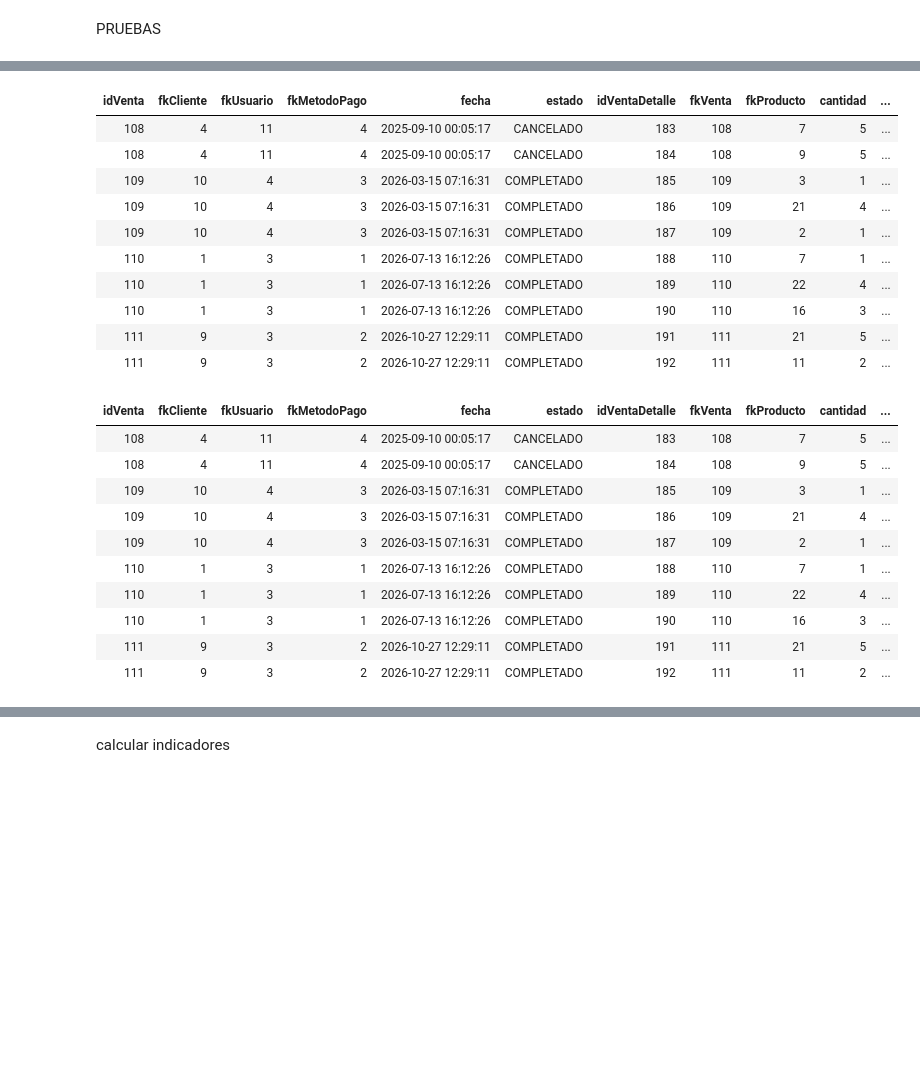
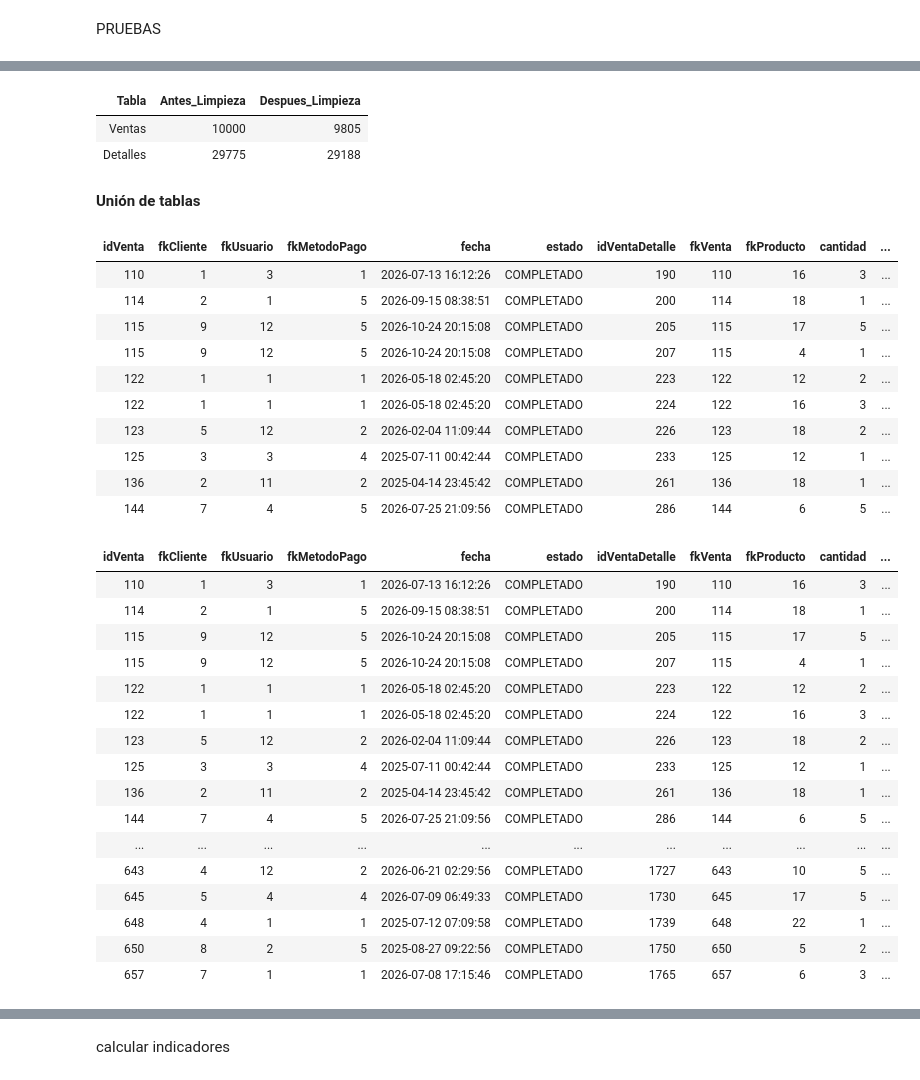
Before and after one commit to esmeraldalaupa/Proyecto_BI_BigData_Libreria, a Jupyter notebook: bigdata/Pruebas_Spark_Libreria.ipynb, the cells around one changed output, grey strips where cells are left out. Saved outputs shown, nothing was run; the diff lists cells and outputs as text; code cells hidden in the pictures; blank space fills up the shorter version.

```diff
--- a/bigdata/Pruebas_Spark_Libreria.ipynb
+++ b/bigdata/Pruebas_Spark_Libreria.ipynb
@@ -243,0 +257,4 @@ display(
+# %%
+#carga de dataframes
+ventas_dup = spark.read.parquet(f"{BASE_PATH}/BD01/venta_sintetica.parquet")
+detalles_dup = spark.read.parquet(f"{BASE_PATH}/BD01/ventaDetalle_sintetico.parquet")
@@ -244,13 +320,36 @@ display(
+# %%
+# Aplicar limpieza
+ventas_limpias = ventas_dup.dropDuplicates()
+detalles_limpios = detalles_dup.dropDuplicates()
+
+# Comparar registros
+comparacion = [
+    ("Ventas", ventas_dup.count(), ventas_limpias.count()),
+    ("Detalles", detalles_dup.count(), detalles_limpios.count())
+]
+
+df_comparacion = spark.createDataFrame(
+    comparacion,
+    ["Tabla", "Antes_Limpieza", "Despues_Limpieza"]
+)
+
+display(df_comparacion)
+# %% [output]
+| Tabla | Antes_Limpieza | Despues_Limpieza |
+| Ventas | 10000 | 9805 |
+| Detalles | 29775 | 29188 |
+# %% [markdown]
+**Unión de tablas**
 # %%
 ## Unión de ventas y detalles
 #Realiza una unión entre los DataFrames de ventas y detalles utilizando el identificador de venta.
 #Propósito: integrar la información de las ventas con sus respectivos productos y detalles para realizar el análisis comercial.
 
 df_unificado = (
-    df_ventas.alias("v")
+    ventas_limpias.alias("v")
     .join(
-        df_detalles.alias("d"),
-        df_ventas.idVenta == df_detalles.fkVenta,
+        detalles_limpios.alias("d"),
+        col("v.idVenta") == col("d.fkVenta"),
         "inner"
     )
 )
@@ -258,48 +357,54 @@ df_unificado = (
 display(df_unificado.limit(10))
 # %% [output]
 | idVenta | fkCliente | fkUsuario | fkMetodoPago | fecha | estado | idVentaDetalle | fkVenta | fkProducto | cantidad | ... |
-| 108 | 4 | 11 | 4 | 2025-09-10 00:05:17 | CANCELADO | 183 | 108 | 7 | 5 | ... |
-| 108 | 4 | 11 | 4 | 2025-09-10 00:05:17 | CANCELADO | 184 | 108 | 9 | 5 | ... |
-| 109 | 10 | 4 | 3 | 2026-03-15 07:16:31 | COMPLETADO | 185 | 109 | 3 | 1 | ... |
-| 109 | 10 | 4 | 3 | 2026-03-15 07:16:31 | COMPLETADO | 186 | 109 | 21 | 4 | ... |
-| 109 | 10 | 4 | 3 | 2026-03-15 07:16:31 | COMPLETADO | 187 | 109 | 2 | 1 | ... |
-| 110 | 1 | 3 | 1 | 2026-07-13 16:12:26 | COMPLETADO | 188 | 110 | 7 | 1 | ... |
-| 110 | 1 | 3 | 1 | 2026-07-13 16:12:26 | COMPLETADO | 189 | 110 | 22 | 4 | ... |
 | 110 | 1 | 3 | 1 | 2026-07-13 16:12:26 | COMPLETADO | 190 | 110 | 16 | 3 | ... |
-| 111 | 9 | 3 | 2 | 2026-10-27 12:29:11 | COMPLETADO | 191 | 111 | 21 | 5 | ... |
-| 111 | 9 | 3 | 2 | 2026-10-27 12:29:11 | COMPLETADO | 192 | 111 | 11 | 2 | ... |
+| 114 | 2 | 1 | 5 | 2026-09-15 08:38:51 | COMPLETADO | 200 | 114 | 18 | 1 | ... |
+| 115 | 9 | 12 | 5 | 2026-10-24 20:15:08 | COMPLETADO | 205 | 115 | 17 | 5 | ... |
+| 115 | 9 | 12 | 5 | 2026-10-24 20:15:08 | COMPLETADO | 207 | 115 | 4 | 1 | ... |
+| 122 | 1 | 1 | 1 | 2026-05-18 02:45:20 | COMPLETADO | 223 | 122 | 12 | 2 | ... |
+| 122 | 1 | 1 | 1 | 2026-05-18 02:45:20 | COMPLETADO | 224 | 122 | 16 | 3 | ... |
+| 123 | 5 | 12 | 2 | 2026-02-04 11:09:44 | COMPLETADO | 226 | 123 | 18 | 2 | ... |
+| 125 | 3 | 3 | 4 | 2025-07-11 00:42:44 | COMPLETADO | 233 | 125 | 12 | 1 | ... |
+| 136 | 2 | 11 | 2 | 2025-04-14 23:45:42 | COMPLETADO | 261 | 136 | 18 | 1 | ... |
+| 144 | 7 | 4 | 5 | 2026-07-25 21:09:56 | COMPLETADO | 286 | 144 | 6 | 5 | ... |
 # %%
 ##Transformación y cálculo de indicadores
 #Calcula tres nuevos campos mediante operaciones aritméticas sobre las columnas existentes.
 #Propósito: obtener medidas económicas que permitan analizar el comportamiento de las ventas y la utilidad generada.
 from pyspark.sql.functions import col
 
 df_analisis = (
     df_unificado
     .withColumn(
         "importeVenta",
         col("cantidad") * col("precioVenta")
     )
     .withColumn(
         "costoTotal",
         col("cantidad") * col("costoUnitario")
     )
     .withColumn(
         "utilidad",
         col("importeVenta") - col("costoTotal")
     )
 )
 
-display(df_analisis.limit(10))
+display(df_analisis.limit(100))
 # %% [output]
 | idVenta | fkCliente | fkUsuario | fkMetodoPago | fecha | estado | idVentaDetalle | fkVenta | fkProducto | cantidad | ... |
-| 108 | 4 | 11 | 4 | 2025-09-10 00:05:17 | CANCELADO | 183 | 108 | 7 | 5 | ... |
-| 108 | 4 | 11 | 4 | 2025-09-10 00:05:17 | CANCELADO | 184 | 108 | 9 | 5 | ... |
-| 109 | 10 | 4 | 3 | 2026-03-15 07:16:31 | COMPLETADO | 185 | 109 | 3 | 1 | ... |
-| 109 | 10 | 4 | 3 | 2026-03-15 07:16:31 | COMPLETADO | 186 | 109 | 21 | 4 | ... |
-| 109 | 10 | 4 | 3 | 2026-03-15 07:16:31 | COMPLETADO | 187 | 109 | 2 | 1 | ... |
-| 110 | 1 | 3 | 1 | 2026-07-13 16:12:26 | COMPLETADO | 188 | 110 | 7 | 1 | ... |
-| 110 | 1 | 3 | 1 | 2026-07-13 16:12:26 | COMPLETADO | 189 | 110 | 22 | 4 | ... |
 | 110 | 1 | 3 | 1 | 2026-07-13 16:12:26 | COMPLETADO | 190 | 110 | 16 | 3 | ... |
-| 111 | 9 | 3 | 2 | 2026-10-27 12:29:11 | COMPLETADO | 191 | 111 | 21 | 5 | ... |
-| 111 | 9 | 3 | 2 | 2026-10-27 12:29:11 | COMPLETADO | 192 | 111 | 11 | 2 | ... |
+| 114 | 2 | 1 | 5 | 2026-09-15 08:38:51 | COMPLETADO | 200 | 114 | 18 | 1 | ... |
+| 115 | 9 | 12 | 5 | 2026-10-24 20:15:08 | COMPLETADO | 205 | 115 | 17 | 5 | ... |
+| 115 | 9 | 12 | 5 | 2026-10-24 20:15:08 | COMPLETADO | 207 | 115 | 4 | 1 | ... |
+| 122 | 1 | 1 | 1 | 2026-05-18 02:45:20 | COMPLETADO | 223 | 122 | 12 | 2 | ... |
+| 122 | 1 | 1 | 1 | 2026-05-18 02:45:20 | COMPLETADO | 224 | 122 | 16 | 3 | ... |
+| 123 | 5 | 12 | 2 | 2026-02-04 11:09:44 | COMPLETADO | 226 | 123 | 18 | 2 | ... |
+| 125 | 3 | 3 | 4 | 2025-07-11 00:42:44 | COMPLETADO | 233 | 125 | 12 | 1 | ... |
+| 136 | 2 | 11 | 2 | 2025-04-14 23:45:42 | COMPLETADO | 261 | 136 | 18 | 1 | ... |
+| 144 | 7 | 4 | 5 | 2026-07-25 21:09:56 | COMPLETADO | 286 | 144 | 6 | 5 | ... |
+| ... | ... | ... | ... | ... | ... | ... | ... | ... | ... | ... |
+| 643 | 4 | 12 | 2 | 2026-06-21 02:29:56 | COMPLETADO | 1727 | 643 | 10 | 5 | ... |
+| 645 | 5 | 4 | 4 | 2026-07-09 06:49:33 | COMPLETADO | 1730 | 645 | 17 | 5 | ... |
+| 648 | 4 | 1 | 1 | 2025-07-12 07:09:58 | COMPLETADO | 1739 | 648 | 22 | 1 | ... |
+| 650 | 8 | 2 | 5 | 2025-08-27 09:22:56 | COMPLETADO | 1750 | 650 | 5 | 2 | ... |
+| 657 | 7 | 1 | 1 | 2026-07-08 17:15:46 | COMPLETADO | 1765 | 657 | 6 | 3 | ... |
```
Also changed, not shown: parts of 25 cells of this notebook.
